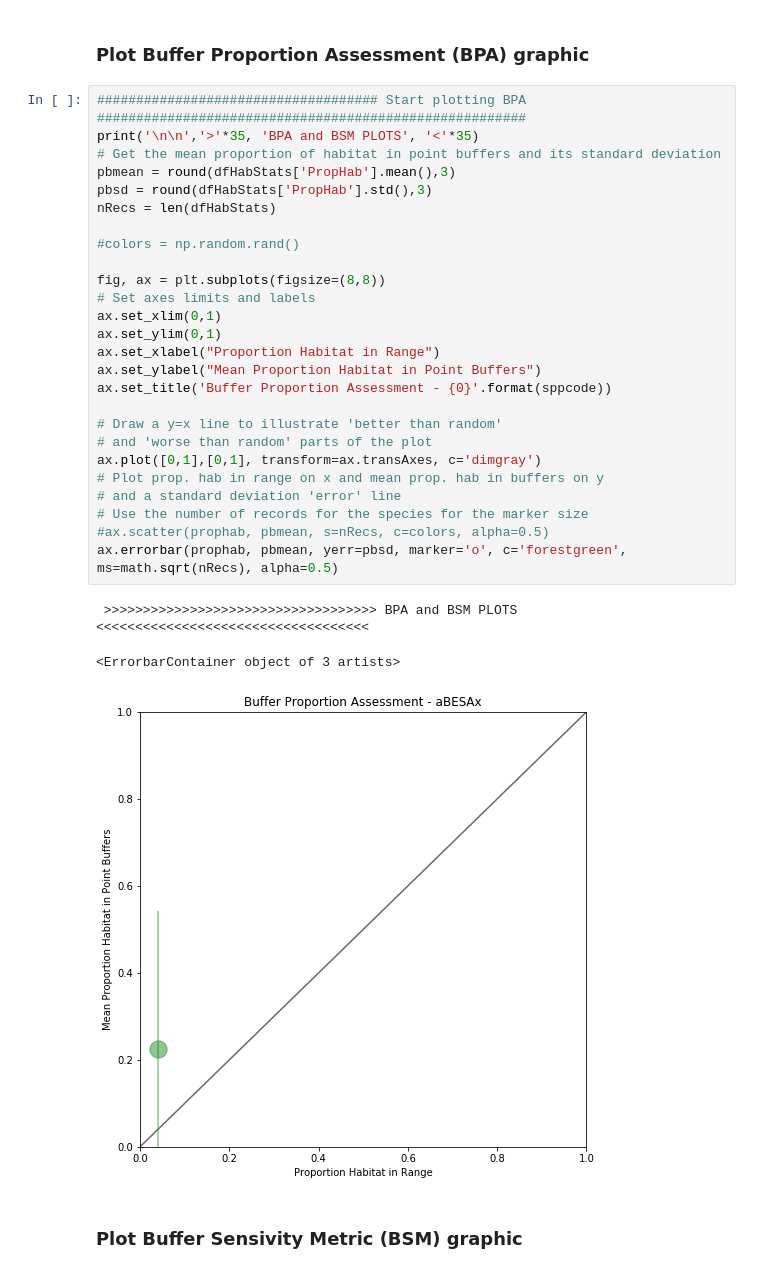
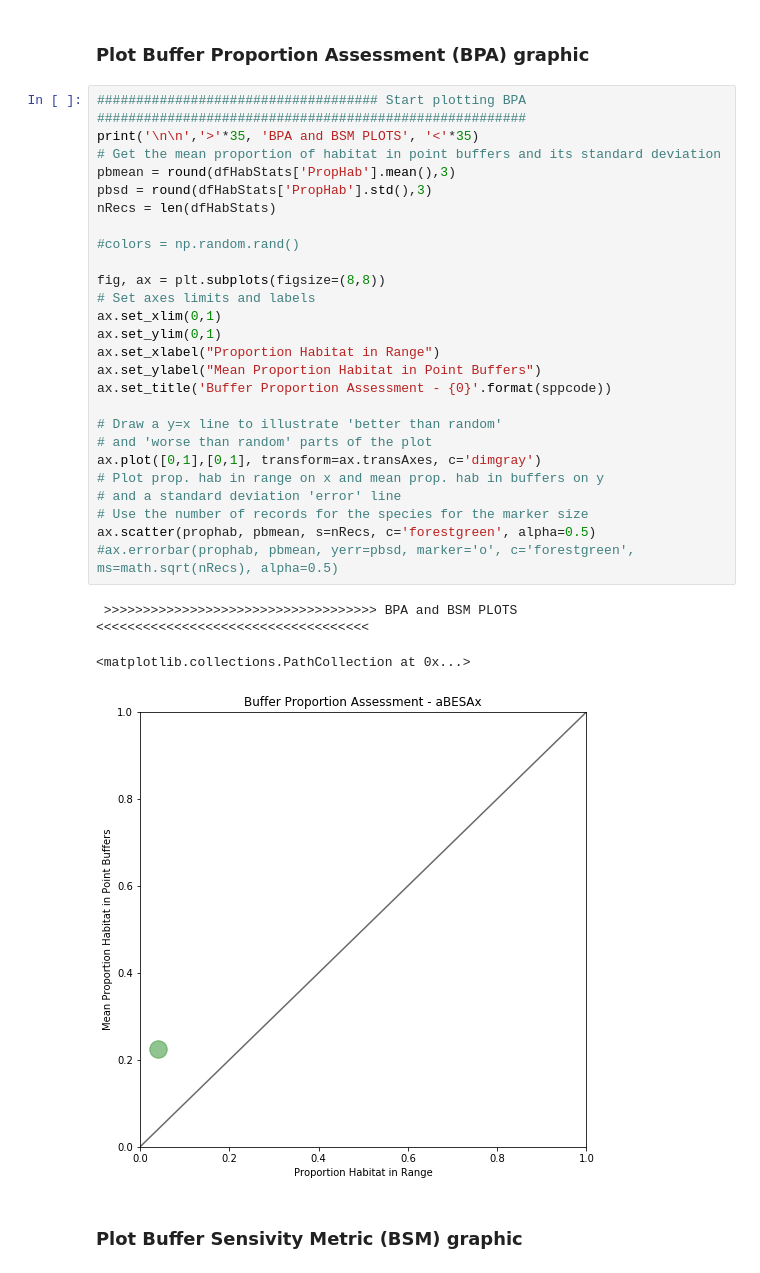
Before and after one commit to mjrubino/GAP-Habitat-Map-Assessment, a Jupyter notebook: Habitat-Map-Evaluation.ipynb, the cells around one changed output. Cells and saved outputs as stored; diff of their text form.

```diff
--- a/Habitat-Map-Evaluation.ipynb
+++ b/Habitat-Map-Evaluation.ipynb
@@ -386,33 +386,33 @@ dfSens
 # %%
 #################################### Start plotting BPA #######################################################
 print('\n\n','>'*35, 'BPA and BSM PLOTS', '<'*35)
 # Get the mean proportion of habitat in point buffers and its standard deviation
 pbmean = round(dfHabStats['PropHab'].mean(),3)
 pbsd = round(dfHabStats['PropHab'].std(),3)
 nRecs = len(dfHabStats)
 
 #colors = np.random.rand()
 
 fig, ax = plt.subplots(figsize=(8,8))
 # Set axes limits and labels
 ax.set_xlim(0,1)
 ax.set_ylim(0,1)
 ax.set_xlabel("Proportion Habitat in Range")
 ax.set_ylabel("Mean Proportion Habitat in Point Buffers")
 ax.set_title('Buffer Proportion Assessment - {0}'.format(sppcode))
 
 # Draw a y=x line to illustrate 'better than random'
 # and 'worse than random' parts of the plot
 ax.plot([0,1],[0,1], transform=ax.transAxes, c='dimgray')
 # Plot prop. hab in range on x and mean prop. hab in buffers on y
 # and a standard deviation 'error' line
 # Use the number of records for the species for the marker size
-#ax.scatter(prophab, pbmean, s=nRecs, c=colors, alpha=0.5)
-ax.errorbar(prophab, pbmean, yerr=pbsd, marker='o', c='forestgreen', ms=math.sqrt(nRecs), alpha=0.5)
+ax.scatter(prophab, pbmean, s=nRecs, c='forestgreen', alpha=0.5)
+#ax.errorbar(prophab, pbmean, yerr=pbsd, marker='o', c='forestgreen', ms=math.sqrt(nRecs), alpha=0.5)
 # %% [output]
  >>>>>>>>>>>>>>>>>>>>>>>>>>>>>>>>>>> BPA and BSM PLOTS <<<<<<<<<<<<<<<<<<<<<<<<<<<<<<<<<<<
-<ErrorbarContainer object of 3 artists>
+<matplotlib.collections.PathCollection at 0x...>
-[figure, old version]
+[figure, new version]
 # %% [markdown]
 ### Plot Buffer Sensivity Metric (BSM) graphic <a name="code67"></a><a name="BSM"></a>
 # %%
```
Also changed, not shown: parts of 4 cells of this notebook.
